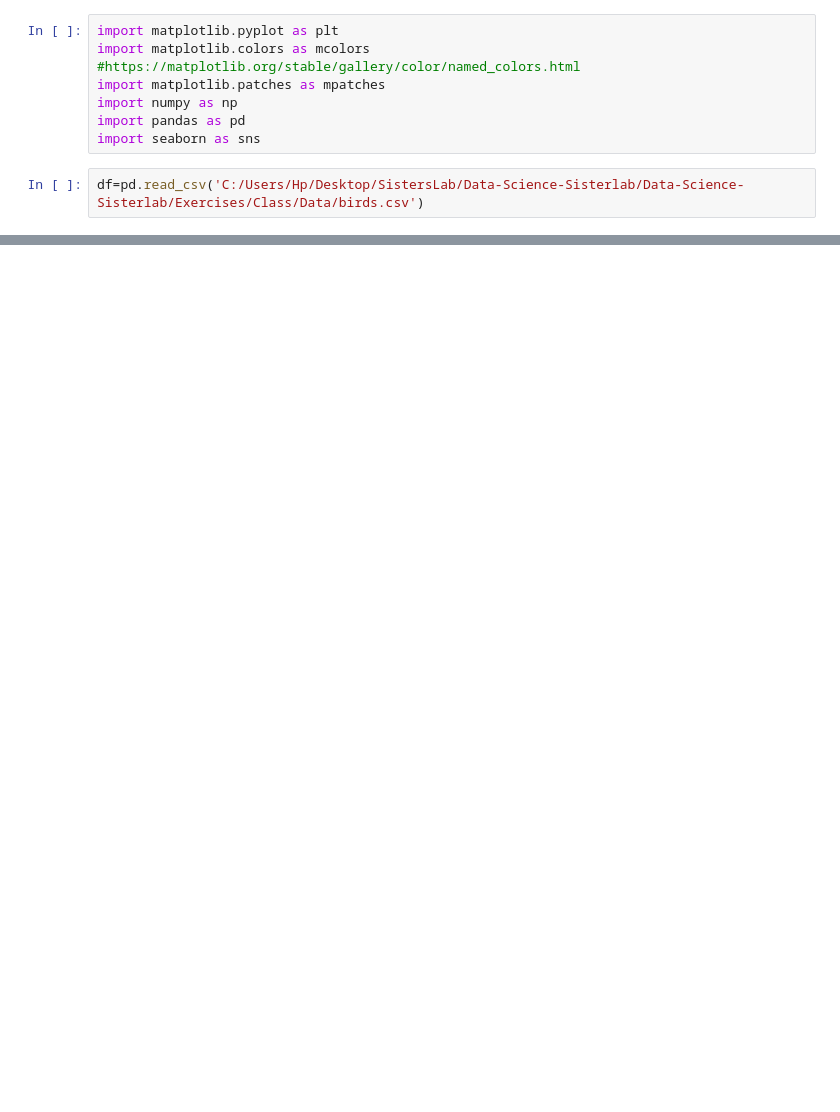
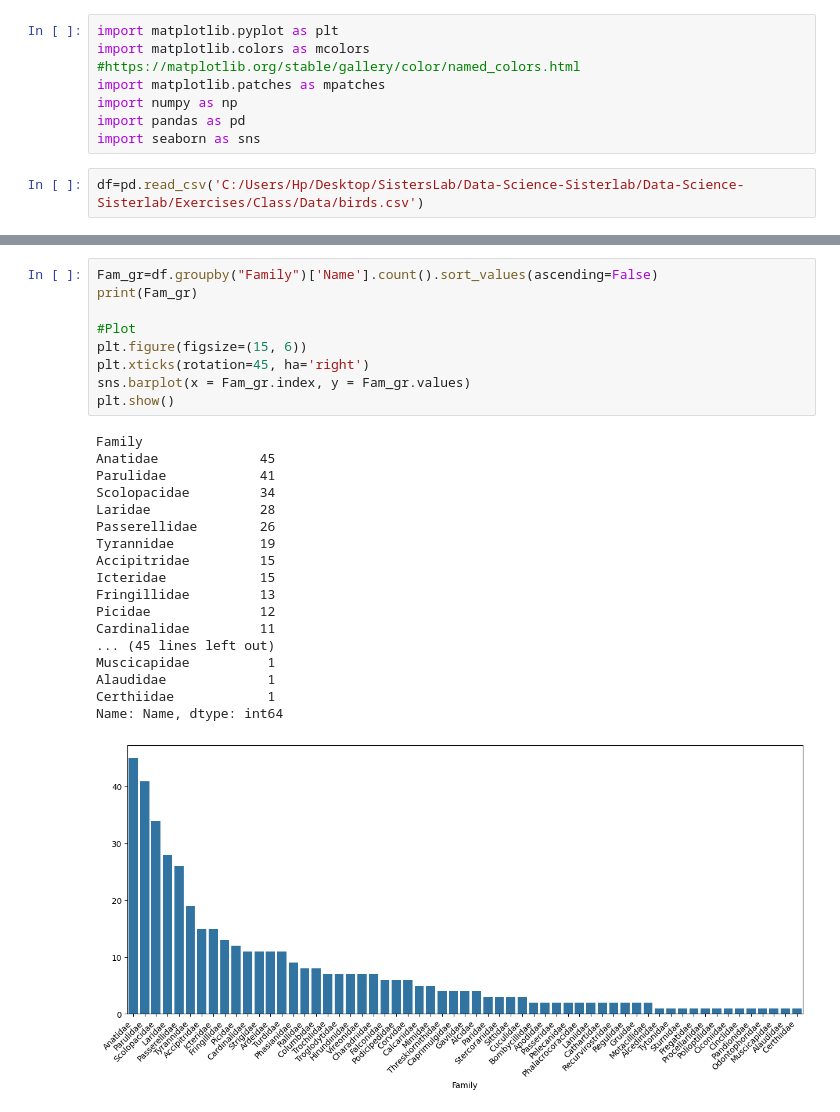
Before and after one commit to nurfkutlu/Data-Science-Sisterlab, a Jupyter notebook: Exercises/Class/03-10.12.2023-Birds.ipynb, the cells around one changed output, grey strips where cells are left out. Cells and saved outputs as stored; diff of their text form; blank space fills up the shorter version.

```diff
--- a/Exercises/Class/03-10.12.2023-Birds.ipynb
+++ b/Exercises/Class/03-10.12.2023-Birds.ipynb
@@ -18,0 +96,28 @@ df.head()
+# %%
+Fam_gr=df.groupby("Family")['Name'].count().sort_values(ascending=False)
+print(Fam_gr)
+
+#Plot
+plt.figure(figsize=(15, 6))
+plt.xticks(rotation=45, ha='right')
+sns.barplot(x = Fam_gr.index, y = Fam_gr.values)
+plt.show()
+# %% [output]
+Family
+Anatidae             45
+Parulidae            41
+Scolopacidae         34
+Laridae              28
+Passerellidae        26
+Tyrannidae           19
+Accipitridae         15
+Icteridae            15
+Fringillidae         13
+Picidae              12
+Cardinalidae         11
+... (45 lines left out)
+Muscicapidae          1
+Alaudidae             1
+Certhiidae            1
+Name: Name, dtype: int64
+[figure, added]
```
Also changed, not shown: parts of 24 cells of this notebook.
